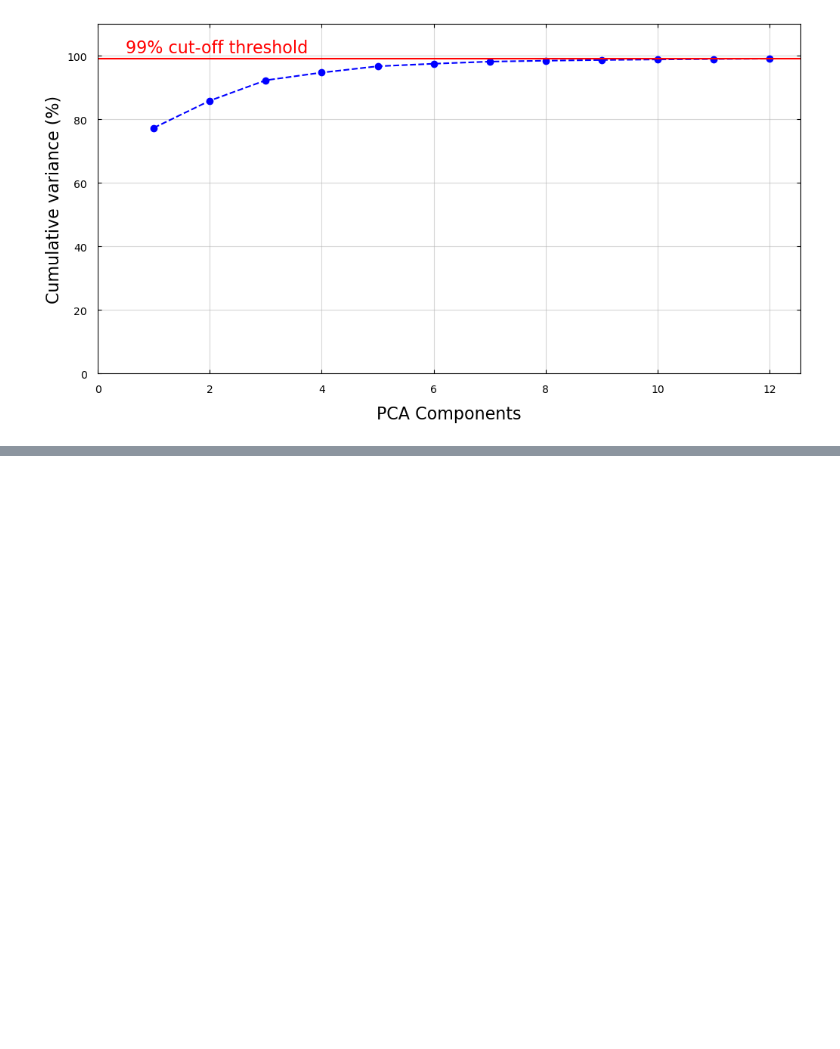
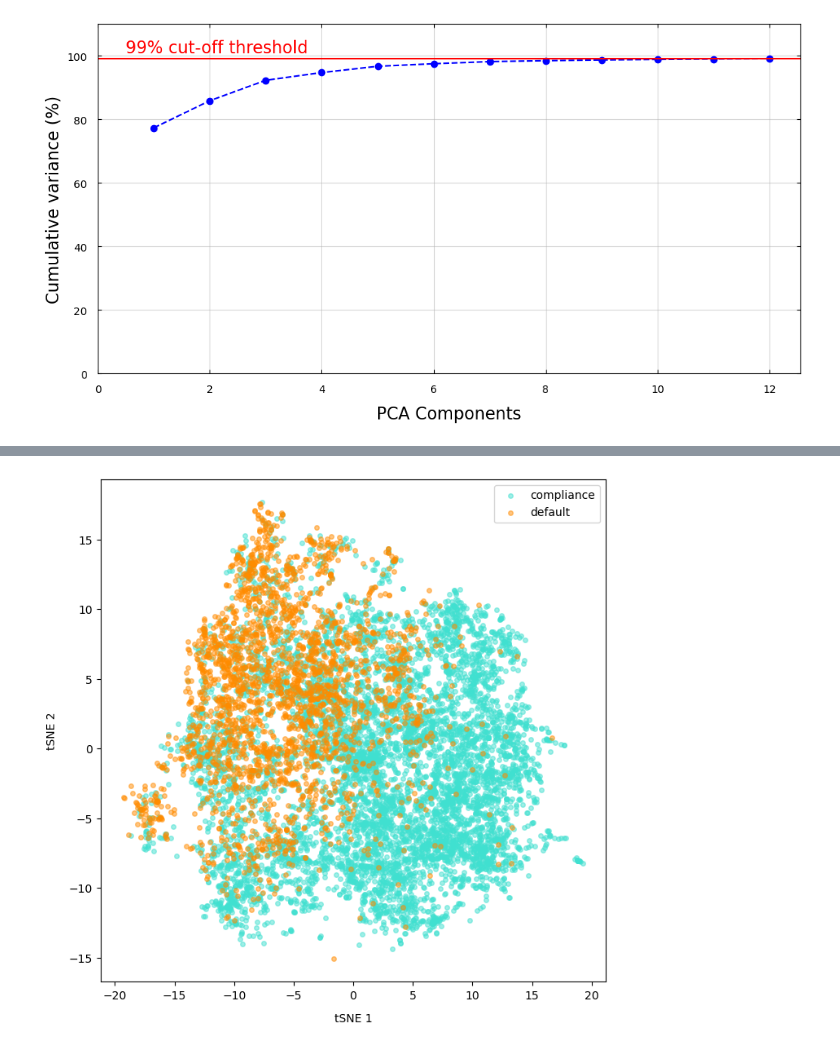
Before and after one commit to ehhdang/AMEX-Default-Prediction, a Jupyter notebook: Unsupervised_learning.ipynb, the cells around one changed output, grey strips where cells are left out. Drawn from its saved outputs; the diff is of its cells as text; code cells hidden in the pictures; blank space fills up the shorter version.

```diff
--- a/Unsupervised_learning.ipynb
+++ b/Unsupervised_learning.ipynb
@@ -187,0 +222,7 @@ anim.save('images/pca/pca_projection_3D.gif', fps=30)
+# %%
+rng = default_rng(seed=2)
+idx = rng.choice(np.arange(X.shape[0]), size=10000, replace=False)
+data = X[idx]
+label = Y[idx]
+
+data_embedded = TSNE(n_components=3, perplexity=40, learning_rate='auto', n_iter=500, init='random', verbose=1).fit_transform(data)
@@ -187,0 +246,19 @@ anim.save('images/pca/pca_projection_3D.gif', fps=30)
+# %%
+target_names = ["compliance", "default"]
+fig = plt.figure(figsize=(8,8))
+ax = fig.add_subplot()
+colors = ["turquoise", "darkorange"]
+marker_sizes = [16, 16]
+
+for color, i, ms, target_name in zip(colors, [0, 1], marker_sizes, target_names):
+    ax.scatter(
+        data_embedded[label==i, 1], data_embedded[label==i, 0], s=ms, alpha=0.5 ,color=color, label=target_name
+    )
+
+ax.set_xlabel("tSNE 1", labelpad=10)
+ax.set_ylabel("tSNE 2", labelpad=10)
+ax.legend(loc="best", shadow=False, scatterpoints=1)
+
+plt.show()
+# %% [output]
+[figure, added]
```
Also changed, not shown: parts of 38 cells of this notebook, 6 other files.
